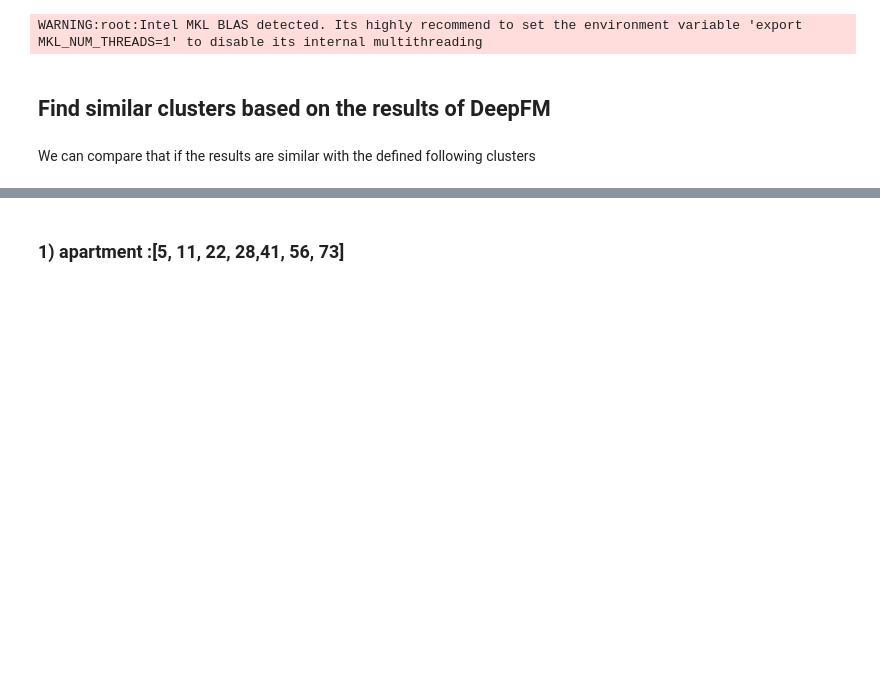
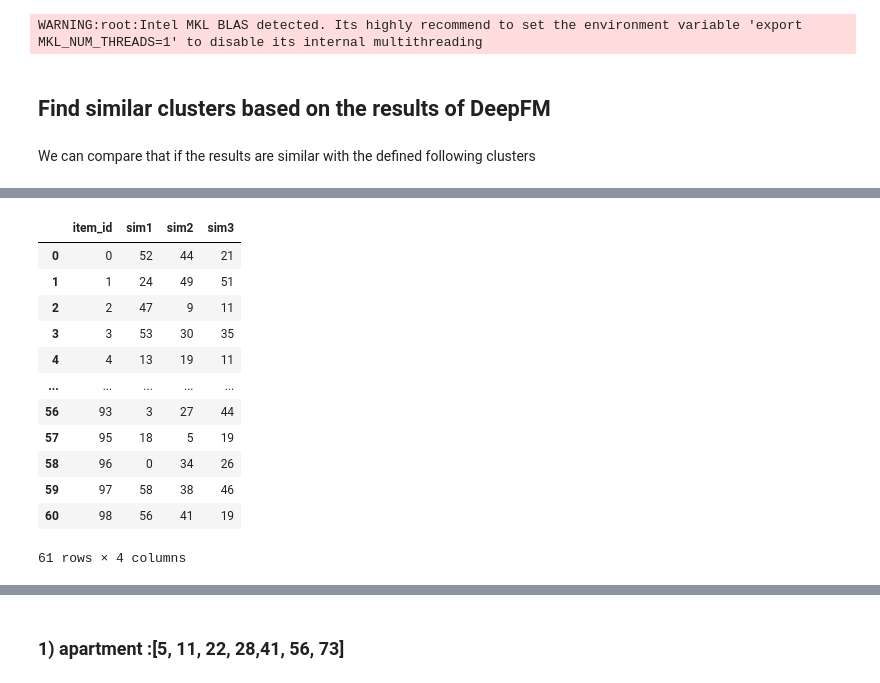
Before and after one commit to yasamanensafi/recommender_system, a Jupyter notebook: notebook/8.0-hotel-top_n_items_deepfm.ipynb, the cells around one changed output, grey strips where cells are left out. Cells and saved outputs as stored; diff of their text form; code cells hidden in the pictures; blank space fills up the shorter version.

```diff
--- a/notebook/8.0-hotel-top_n_items_deepfm.ipynb
+++ b/notebook/8.0-hotel-top_n_items_deepfm.ipynb
@@ -353,0 +426,16 @@ def find_similar_clusters(item_id,n_similar):
+# %%
+csv_df
+# %% [output]
+|  | item_id | sim1 | sim2 | sim3 |
+| 0 | 0 | 52 | 44 | 21 |
+| 1 | 1 | 24 | 49 | 51 |
+| 2 | 2 | 47 | 9 | 11 |
+| 3 | 3 | 53 | 30 | 35 |
+| 4 | 4 | 13 | 19 | 11 |
+| ... | ... | ... | ... | ... |
+| 56 | 93 | 3 | 27 | 44 |
+| 57 | 95 | 18 | 5 | 19 |
+| 58 | 96 | 0 | 34 | 26 |
+| 59 | 97 | 58 | 38 | 46 |
+| 60 | 98 | 56 | 41 | 19 |
+61 rows × 4 columns
```
Also changed, not shown: parts of 27 cells of this notebook.
